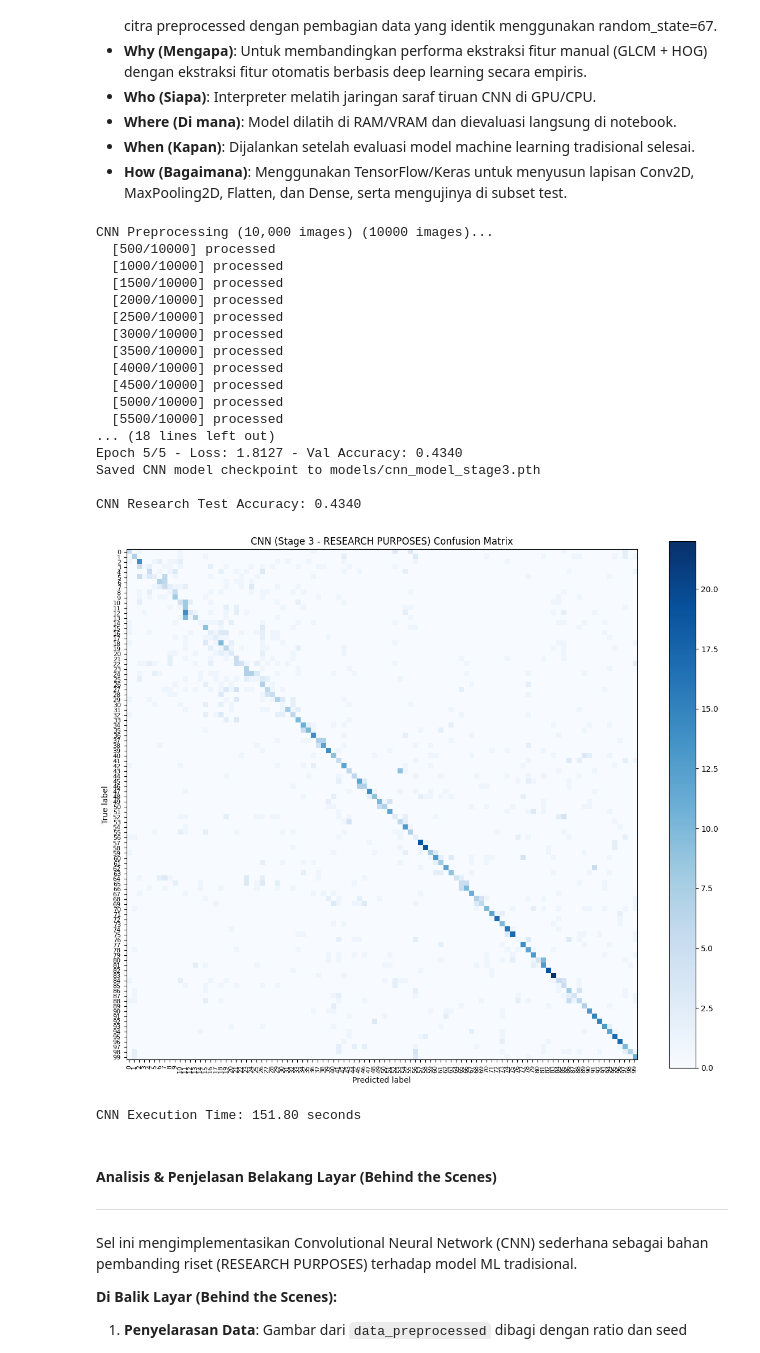
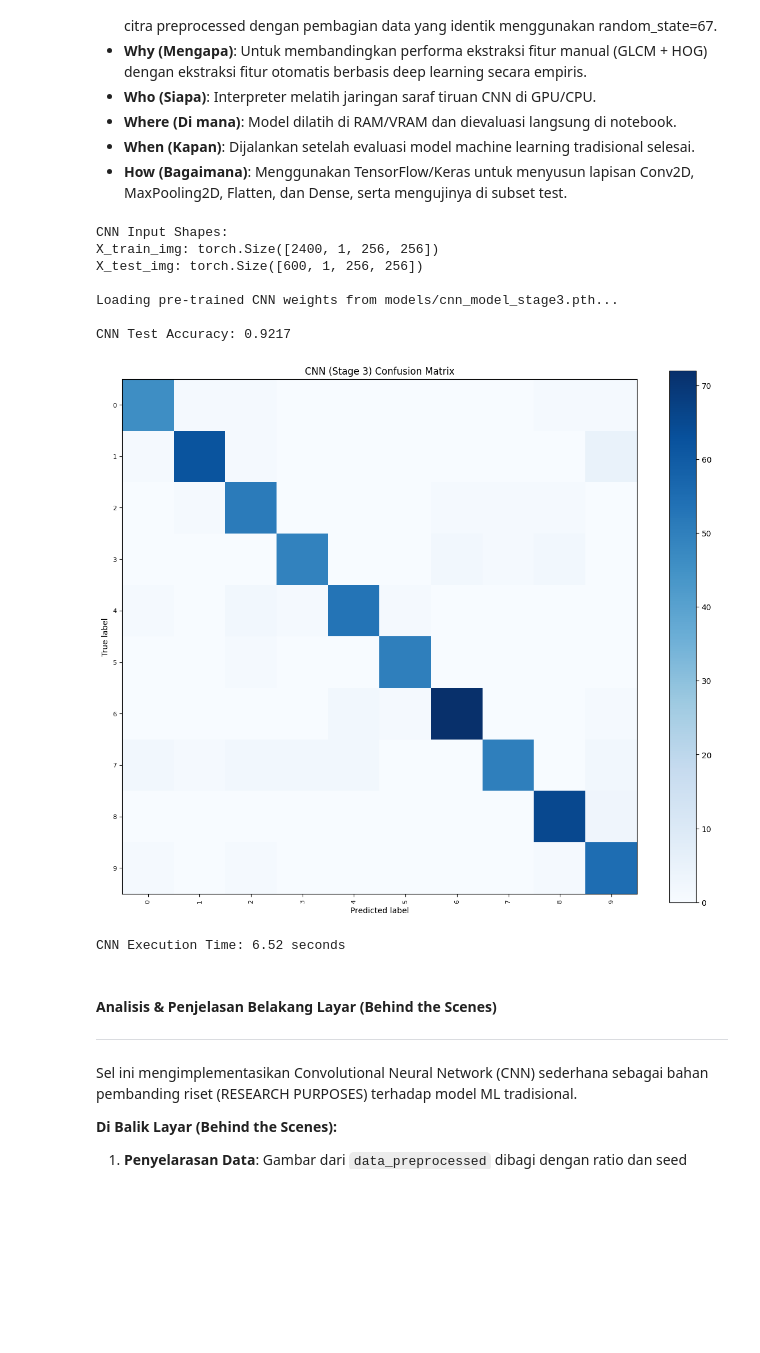
Before and after one commit to Schryzon/AeroVision, a Jupyter notebook: Stage3_AeroVision.ipynb, the cells around one changed output. Cells and saved outputs as stored; diff of their text form; code cells hidden in the pictures; blank space fills up the shorter version.

Commit message:
feat: optimize pipeline configurations, add visualizations, and update docs
Co-authored-by: sabrinamawadathun <sabrinamawadathun@gmail.com>
Co-authored-by: zunnunqorina <zunnunqorina06@gmail.com>

```diff
--- a/Stage3_AeroVision.ipynb
+++ b/Stage3_AeroVision.ipynb
@@ -502,8 +502,8 @@ def prepro1(image):
 
 # Stage 2: Contrast Enhancement (2 methods)
 def prepro2(image):
-    img = acc.Equalization.clahe(image, clip_limit=2.0)
-    img = acc.Enhancement.gamma_correction(img, gamma=0.9)
+    img = acc.Equalization.clahe(image, clip_limit=1.5)
+    img = acc.Enhancement.gamma_correction(img, gamma=0.8)
     return img
 
 # Stage 3: Detail/Edge Enhancement (2 methods)
@@ -1190,7 +1190,7 @@ print("=== TRAINING KNN ===")
 t0 = time.time()
 knn.fit(X_train, y_train)
 knn_time = time.time() - t0
-model_times['KNN (k=5)'] = knn_time
+model_times['KNN (k=9)'] = knn_time
 print(f'KNN Training Time: {knn_time:.2f} seconds')
 print("------Testing Set------")
 generateClassificationReport(y_test, knn.predict(X_test))
@@ -1293,16 +1293,14 @@ if RUN_CNN:
         if torch.cuda.is_available():
             torch.cuda.manual_seed_all(67)
 
-        # 1. Preprocess all 10,000 images for CNN (100 classes)
-        data_all_prep = batch_preprocess(data_all, lambda img: prepro3(prepro2(prepro1(img))), 'CNN Preprocessing (10,000 images)')
-
-        # 2. Encode label string menjadi representasi integer (100 kelas)
+        # 1. Reuse preprocessed and augmented 10-class dataset
+        # 2. Encode label string menjadi representasi integer (10 kelas)
         le = LabelEncoder()
-        y_all_encoded = le.fit_transform(labels_all)
+        y_encoded = le.fit_transform(labels_augmented)
 
         # 3. Pembagian data
         X_train_img, X_test_img, y_train_encoded, y_test_encoded = train_test_split(
-            data_all_prep, y_all_encoded, test_size=0.2, random_state=67
+            data_preprocessed, y_encoded, test_size=0.2, random_state=67
         )
 
         # 4. Convert to float32 tensors with shape (N, C, H, W)
@@ -1327,7 +1325,7 @@ if RUN_CNN:
                     param.requires_grad = True
                 for param in self.backbone.features[8].parameters():
                     param.requires_grad = True
-                self.backbone.classifier[1] = nn.Linear(1280, 100)
+                self.backbone.classifier[1] = nn.Linear(1280, 10)
             def forward(self, x):
                 x = x.repeat(1, 3, 1, 1)
                 return self.backbone(x)
@@ -1345,8 +1343,8 @@ if RUN_CNN:
             print(f"\nLoading pre-trained CNN weights from {checkpoint_path}...", flush=True)
             model.load_state_dict(torch.load(checkpoint_path, map_location=device))
         else:
-            print("\n=== TRAINING CNN (RESEARCH PURPOSES - 10,000 IMAGES, 100 CLASSES) ===")
-            for epoch in range(5):
+            print("\n=== TRAINING CNN (10 CLASSES) ===")
+            for epoch in range(10):
                 model.train()
                 running_loss = 0.0
                 for inputs, targets in train_loader:
@@ -1369,7 +1367,7 @@ if RUN_CNN:
                         correct += (predicted == targets).sum().item()
                 val_acc = correct / total
                 epoch_loss = running_loss / len(X_train_t)
-                print(f'Epoch {epoch+1}/5 - Loss: {epoch_loss:.4f} - Val Accuracy: {val_acc:.4f}')
+                print(f'Epoch {epoch+1}/10 - Loss: {epoch_loss:.4f} - Val Accuracy: {val_acc:.4f}')
 
             # Save model checkpoint
             os.makedirs('models', exist_ok=True)
@@ -1387,53 +1385,43 @@ if RUN_CNN:
                 outputs = model(inputs)
                 _, predicted = torch.max(outputs, 1)
                 all_preds.extend(predicted.cpu().numpy())
                 total += targets.size(0)
                 correct += (predicted == targets).sum().item()
 
         test_acc = correct / total
-        print(f'\nCNN Research Test Accuracy: {test_acc:.4f}')
+        print(f'\nCNN Test Accuracy: {test_acc:.4f}')
 
         y_pred_encoded = np.array(all_preds)
         y_pred_labels = le.inverse_transform(y_pred_encoded)
         y_test_all_labels = le.inverse_transform(y_test_encoded)
-        plot_confusion_matrix(y_test_all_labels, y_pred_labels, "CNN (Stage 3 - RESEARCH PURPOSES) Confusion Matrix")
+        plot_confusion_matrix(y_test_all_labels, y_pred_labels, "CNN (Stage 3) Confusion Matrix")
 
         cnn_time = time.time() - t0_cnn
         model_times['CNN (Research)'] = cnn_time
         print(f'CNN Execution Time: {cnn_time:.2f} seconds')
         # Explicit VRAM Cleanup
         del model, optimizer, train_loader, val_loader, X_train_t, y_train_t, X_test_t, y_test_t
         import gc
         gc.collect()
         if torch.cuda.is_available():
             torch.cuda.empty_cache()
 
     except ImportError:
         print("PyTorch tidak terpasang di sistem. Melewati pelatihan CNN (RESEARCH PURPOSES).")
         model_times['CNN (Research)'] = 0.0
 else:
     print("CNN execution disabled by toggle (RUN_CNN=False).")
     model_times['CNN (Research)'] = 0.0
 # %% [output]
-CNN Preprocessing (10,000 images) (10000 images)...
-  [500/10000] processed
-  [1000/10000] processed
-  [1500/10000] processed
-  [2000/10000] processed
-  [2500/10000] processed
-  [3000/10000] processed
-  [3500/10000] processed
-  [4000/10000] processed
-  [4500/10000] processed
-  [5000/10000] processed
-  [5500/10000] processed
-... (18 lines left out)
-Epoch 5/5 - Loss: 1.8127 - Val Accuracy: 0.4340
-Saved CNN model checkpoint to models/cnn_model_stage3.pth
+CNN Input Shapes:
+X_train_img: torch.Size([2400, 1, 256, 256])
+X_test_img: torch.Size([600, 1, 256, 256])
 
-CNN Research Test Accuracy: 0.4340
+Loading pre-trained CNN weights from models/cnn_model_stage3.pth...
+
+CNN Test Accuracy: 0.9217
-[figure, old version]
+[figure, new version]
-CNN Execution Time: 151.80 seconds
+CNN Execution Time: 6.52 seconds
 # %% [markdown]
 #### Analisis & Penjelasan Belakang Layar (Behind the Scenes)
 ---
```
Also changed, not shown: parts of 21 cells of this notebook, 19 other files.
